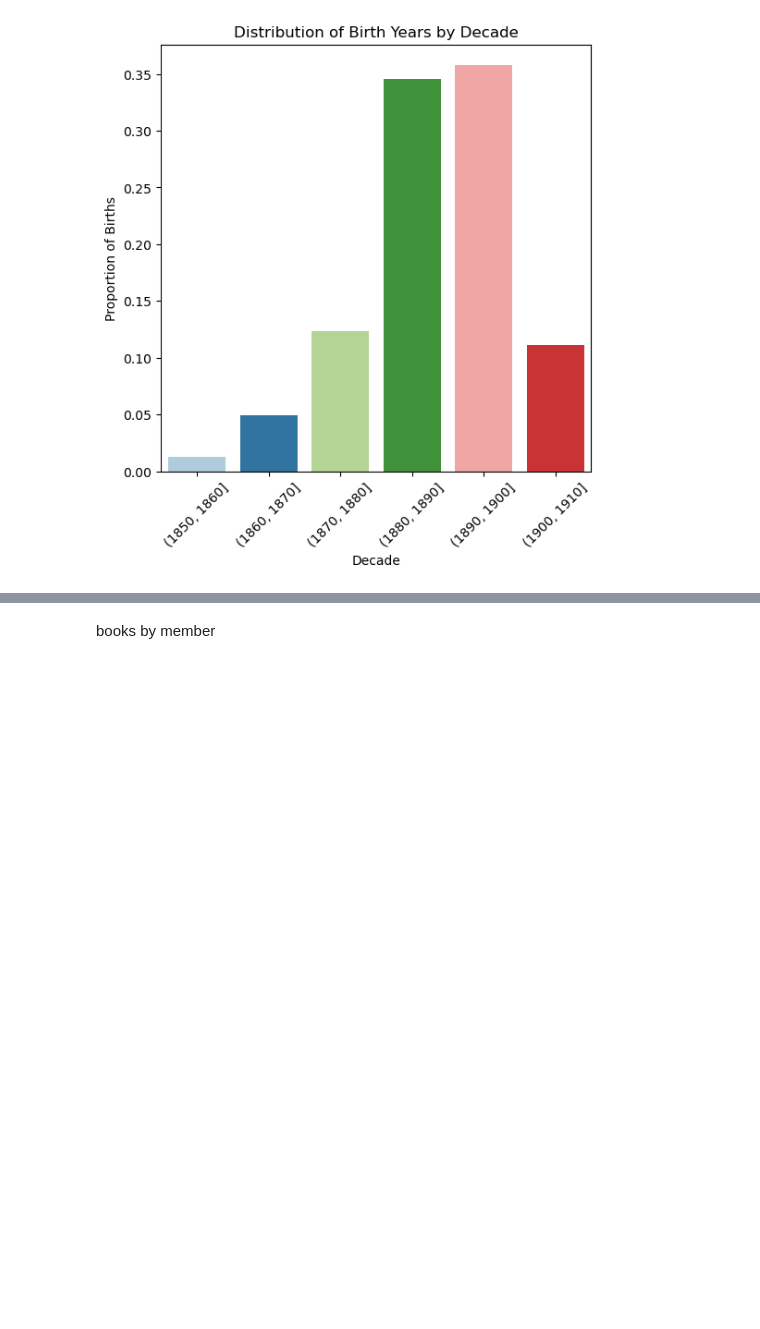
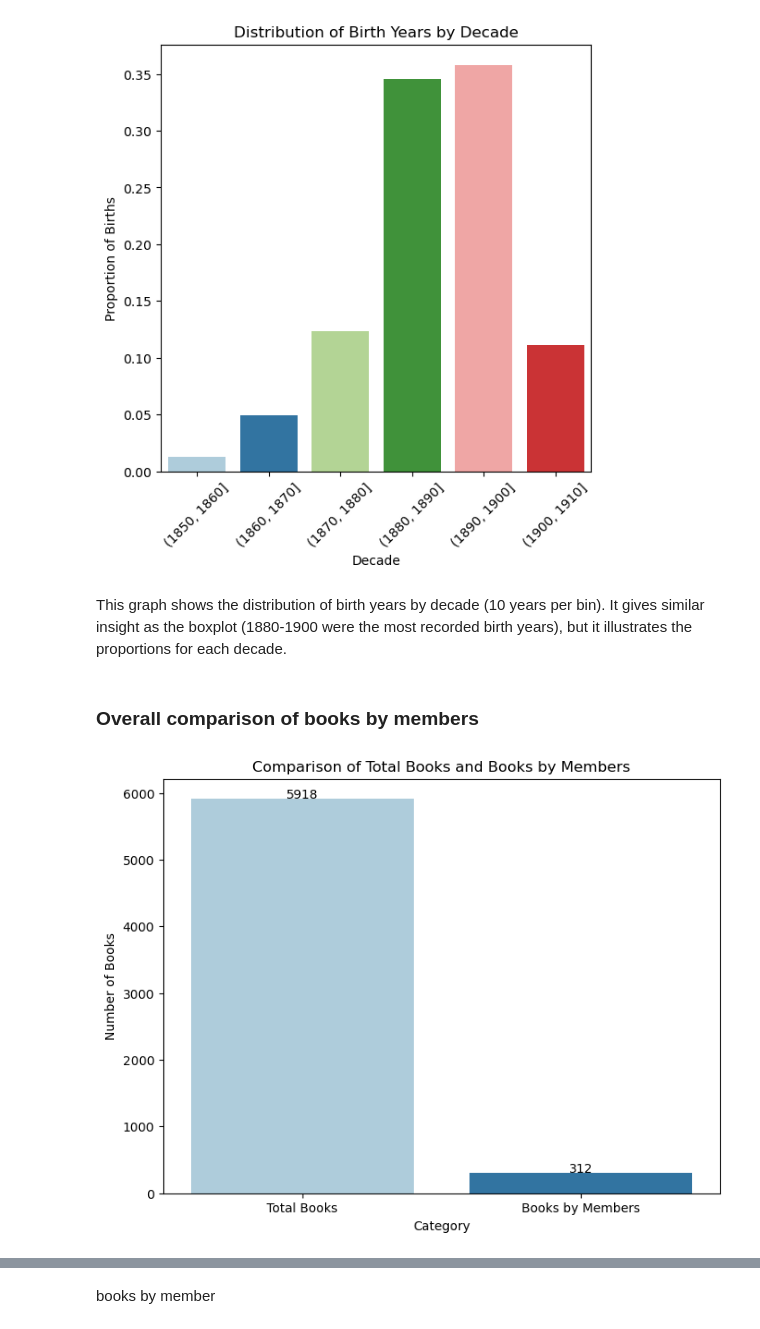
Before and after one commit to dittm/data-science-submission, a Jupyter notebook: analysis/eda.ipynb, the cells around one changed output, grey strips where cells are left out. Saved outputs shown, nothing was run; the diff lists cells and outputs as text; code cells hidden in the pictures; blank space fills up the shorter version.

```diff
--- a/analysis/eda.ipynb
+++ b/analysis/eda.ipynb
@@ -414,3 +434,30 @@ plt.xticks(rotation=45)
 plt.show()
 # %% [output]
 [figure]
+# %% [markdown]
+This graph shows the distribution of birth years by decade (10 years per bin). It gives similar insight as the boxplot (1880-1900 were the most recorded birth years), but it illustrates the proportions for each decade.
+# %% [markdown]
+### Overall comparison of books by members
+# %%
+books_by_member = books[books['author'].isin(member_is_author['name'])]
+
+# Calculate the number of unique titles (assuming no duplicates in the original dataset)
+total_unique_titles = len(books['title'].unique())
+unique_titles_by_member = len(books_by_member['title'].unique())
+
+# Prepare data for plotting
+data = pd.DataFrame({
+    'Category': ['Total Books', 'Books by Members'],
+    'Count': [total_unique_titles, unique_titles_by_member]
+})
+
+# Plot the diagram
+plt.figure(figsize=(8, 6))
+barplot = sns.barplot(x='Category', y='Count', data=data, palette='Paired')
+for index, row in data.iterrows():
+    barplot.text(index, row.Count, round(row.Count, 2), color='black', ha="center")
+plt.ylabel('Number of Books')
+plt.title('Comparison of Total Books and Books by Members')
+plt.show()
+# %% [output]
+[figure, added]
```
Also changed, not shown: parts of 94 cells of this notebook, 1 other file.
